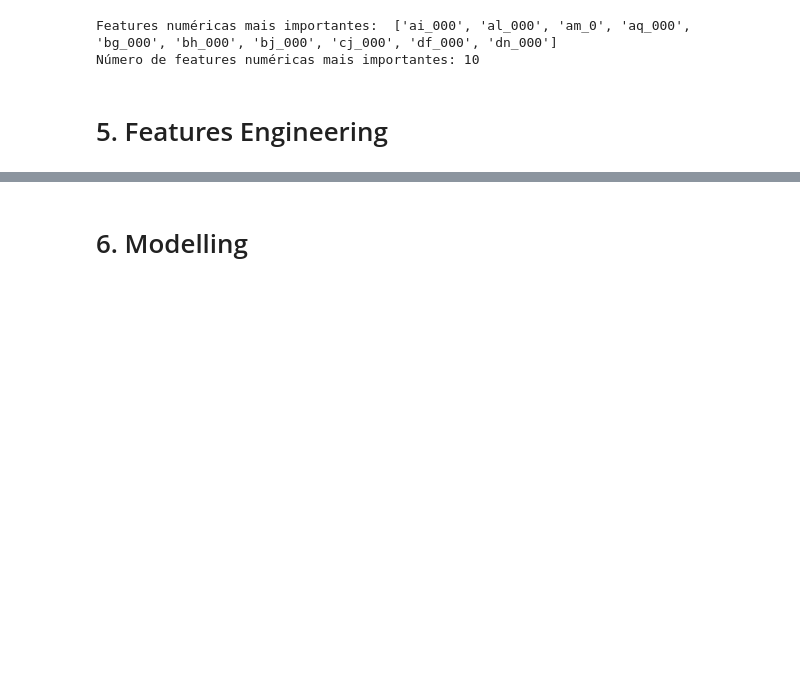
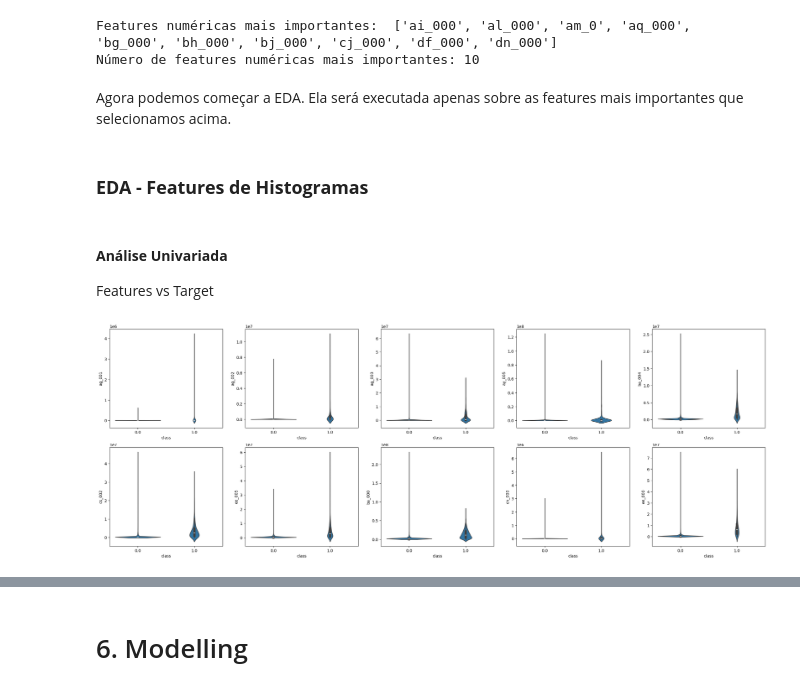
Before and after one commit to joaomj/truck_maintenance, a Jupyter notebook: data_science_notebook.ipynb, the cells around one changed output, grey strips where cells are left out. Drawn from its saved outputs; the diff is of its cells as text; code cells hidden in the pictures; blank space fills up the shorter version.

Commit message:
análise das features histograma concluída

```diff
--- a/data_science_notebook.ipynb
+++ b/data_science_notebook.ipynb
@@ -314,5 +313,32 @@ print("Número de features numéricas mais importantes:", len(top_num_features))
 # %% [output]
 Features numéricas mais importantes:  ['ai_000', 'al_000', 'am_0', 'aq_000', 'bg_000', 'bh_000', 'bj_000', 'cj_000', 'df_000', 'dn_000']
 Número de features numéricas mais importantes: 10
-# %% [markdown]
-# 5. Features Engineering
+# %% [markdown]
+Agora podemos começar a EDA. Ela será executada apenas sobre as features mais importantes que selecionamos acima.
+# %% [markdown]
+### **EDA - Features de Histogramas**
+# %% [markdown]
+#### **Análise Univariada**
+Features vs Target
+# %%
+# violin plot para comparar features x target
+
+def violin(df,features,row,col):
+  k=0
+  fig,axes = plt.subplots(row,col,figsize=(30,10))
+  for i in range(len(axes)):
+    for j in range(len(axes[0])):
+
+      # plotando
+      sns.violinplot(x=df['class'],y=features[k], ax= axes[i][j], data=df)#,size=5)
+      if k!= len(features)-1:
+        k+=1
+      else:
+        break
+  plt.show()
+  plt.savefig('img/violinplots_hist.png')
+  plt.close()
+
+violin(hist_features,top_hist_features,2,5)
+# %% [output]
+[figure, added]
```
Also changed, not shown: parts of 7 cells of this notebook.
